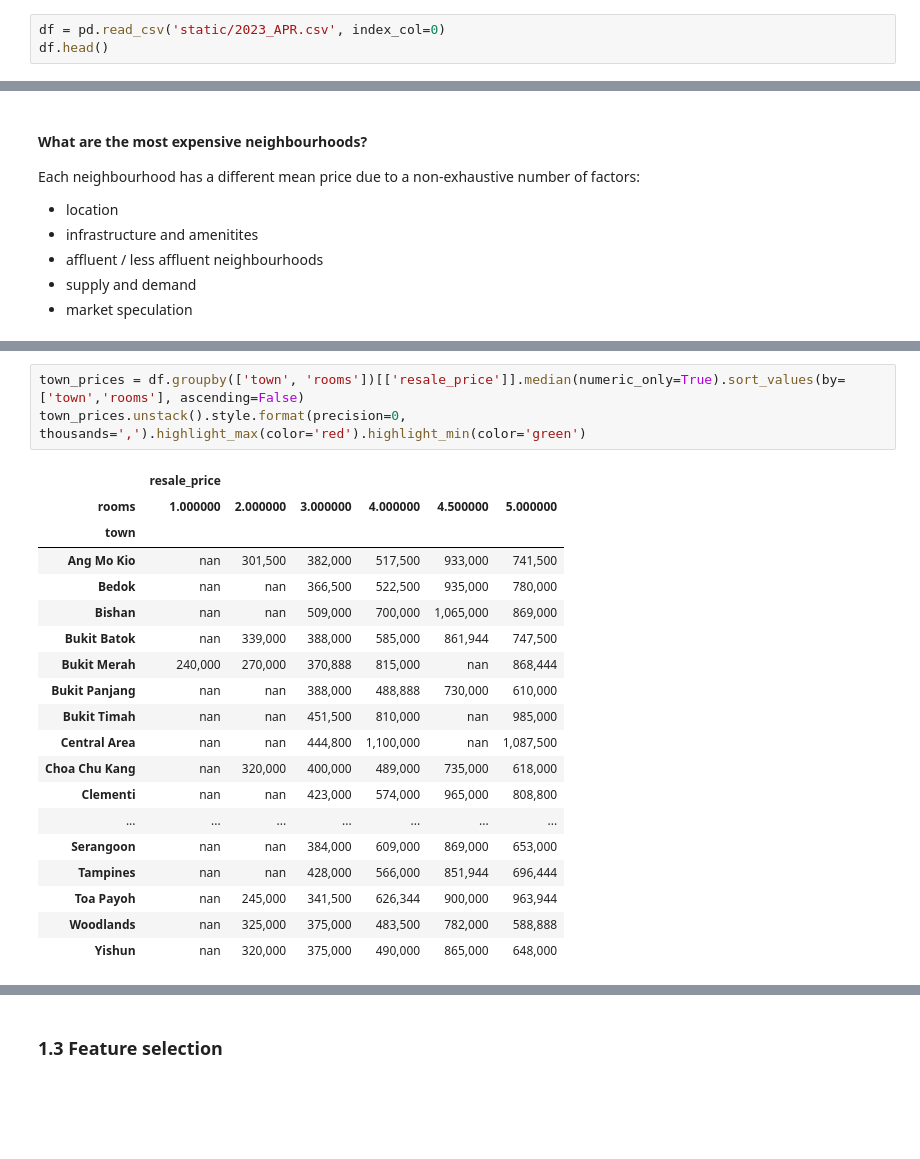
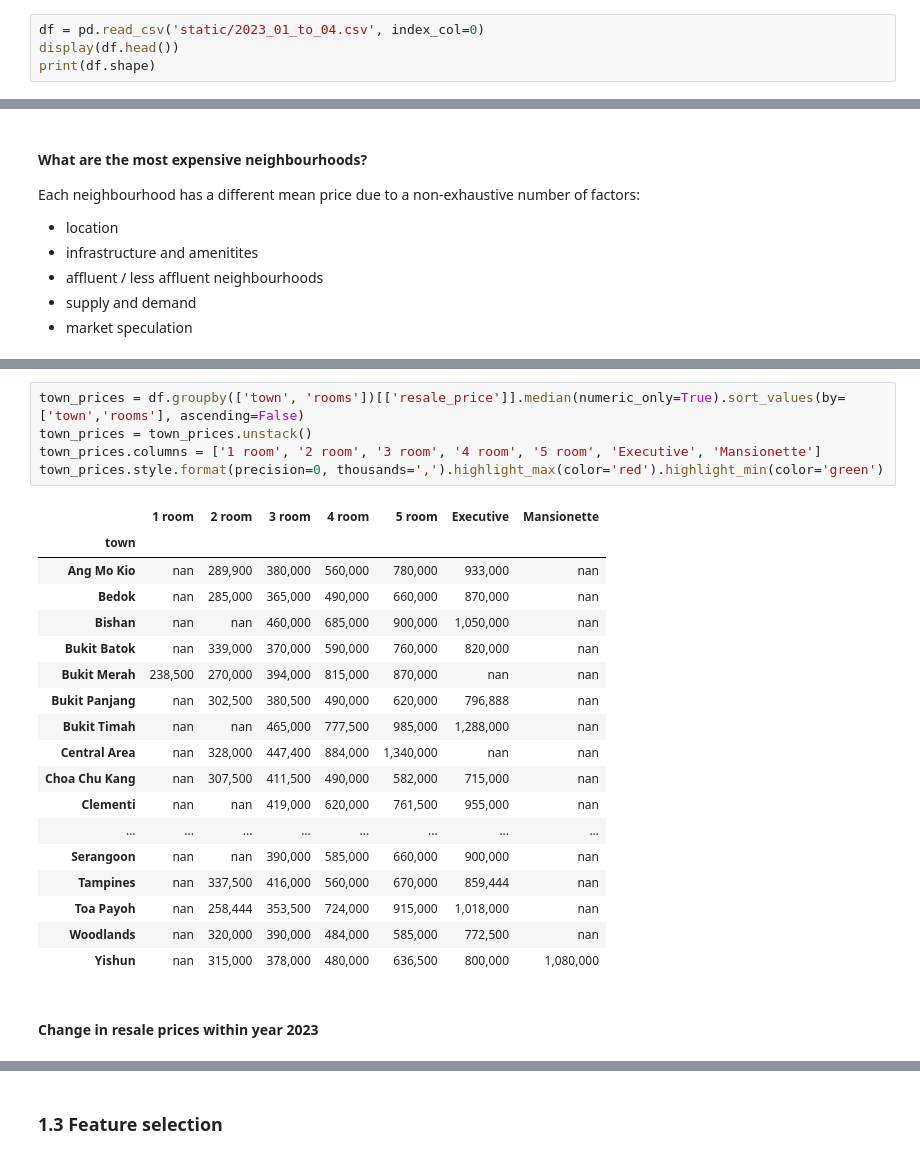
Before and after one commit to sienlonglim/ml_webapp, a Jupyter notebook: model_building.ipynb, the cells around one changed output, grey strips where cells are left out. Saved outputs shown, nothing was run; the diff lists cells and outputs as text; blank space fills up the shorter version.

```diff
--- a/model_building.ipynb
+++ b/model_building.ipynb
@@ -14,7 +14,8 @@ import joblib
 # %% [markdown]
 # Exploratory Data Analysis and Model Building
 # %%
-df = pd.read_csv('static/2023_APR.csv', index_col=0)
-df.head()
+df = pd.read_csv('static/2023_01_to_04.csv', index_col=0)
+display(df.head())
+print(df.shape)
 # %% [output]
 |  | resale_price | year | month | timeseries_month | region | town | rooms | avg_storey | ... |
@@ -113,23 +109,26 @@ Each neighbourhood has a different mean price due to a non-exhaustive number of
 # %%
 town_prices = df.groupby(['town', 'rooms'])[['resale_price']].median(numeric_only=True).sort_values(by=['town','rooms'], ascending=False)
-town_prices.unstack().style.format(precision=0, thousands=',').highlight_max(color='red').highlight_min(color='green')
+town_prices = town_prices.unstack()
+town_prices.columns = ['1 room', '2 room', '3 room', '4 room', '5 room', 'Executive', 'Mansionette']
+town_prices.style.format(precision=0, thousands=',').highlight_max(color='red').highlight_min(color='green')
 # %% [output]
-|  | resale_price |  |  |  |  |  |
-| rooms | 1.000000 | 2.000000 | 3.000000 | 4.000000 | 4.500000 | 5.000000 |
-| town |  |  |  |  |  |  |
-| Ang Mo Kio | nan | 301,500 | 382,000 | 517,500 | 933,000 | 741,500 |
-| Bedok | nan | nan | 366,500 | 522,500 | 935,000 | 780,000 |
-| Bishan | nan | nan | 509,000 | 700,000 | 1,065,000 | 869,000 |
-| Bukit Batok | nan | 339,000 | 388,000 | 585,000 | 861,944 | 747,500 |
-| Bukit Merah | 240,000 | 270,000 | 370,888 | 815,000 | nan | 868,444 |
-| Bukit Panjang | nan | nan | 388,000 | 488,888 | 730,000 | 610,000 |
-| Bukit Timah | nan | nan | 451,500 | 810,000 | nan | 985,000 |
-| Central Area | nan | nan | 444,800 | 1,100,000 | nan | 1,087,500 |
-| Choa Chu Kang | nan | 320,000 | 400,000 | 489,000 | 735,000 | 618,000 |
-| Clementi | nan | nan | 423,000 | 574,000 | 965,000 | 808,800 |
-| ... | ... | ... | ... | ... | ... | ... |
-| Serangoon | nan | nan | 384,000 | 609,000 | 869,000 | 653,000 |
-| Tampines | nan | nan | 428,000 | 566,000 | 851,944 | 696,444 |
-| Toa Payoh | nan | 245,000 | 341,500 | 626,344 | 900,000 | 963,944 |
-| Woodlands | nan | 325,000 | 375,000 | 483,500 | 782,000 | 588,888 |
-| Yishun | nan | 320,000 | 375,000 | 490,000 | 865,000 | 648,000 |
+|  | 1 room | 2 room | 3 room | 4 room | 5 room | Executive | Mansionette |
+| town |  |  |  |  |  |  |  |
+| Ang Mo Kio | nan | 289,900 | 380,000 | 560,000 | 780,000 | 933,000 | nan |
+| Bedok | nan | 285,000 | 365,000 | 490,000 | 660,000 | 870,000 | nan |
+| Bishan | nan | nan | 460,000 | 685,000 | 900,000 | 1,050,000 | nan |
+| Bukit Batok | nan | 339,000 | 370,000 | 590,000 | 760,000 | 820,000 | nan |
+| Bukit Merah | 238,500 | 270,000 | 394,000 | 815,000 | 870,000 | nan | nan |
+| Bukit Panjang | nan | 302,500 | 380,500 | 490,000 | 620,000 | 796,888 | nan |
+| Bukit Timah | nan | nan | 465,000 | 777,500 | 985,000 | 1,288,000 | nan |
+| Central Area | nan | 328,000 | 447,400 | 884,000 | 1,340,000 | nan | nan |
+| Choa Chu Kang | nan | 307,500 | 411,500 | 490,000 | 582,000 | 715,000 | nan |
+| Clementi | nan | nan | 419,000 | 620,000 | 761,500 | 955,000 | nan |
+| ... | ... | ... | ... | ... | ... | ... | ... |
+| Serangoon | nan | nan | 390,000 | 585,000 | 660,000 | 900,000 | nan |
+| Tampines | nan | 337,500 | 416,000 | 560,000 | 670,000 | 859,444 | nan |
+| Toa Payoh | nan | 258,444 | 353,500 | 724,000 | 915,000 | 1,018,000 | nan |
+| Woodlands | nan | 320,000 | 390,000 | 484,000 | 585,000 | 772,500 | nan |
+| Yishun | nan | 315,000 | 378,000 | 480,000 | 636,500 | 800,000 | 1,080,000 |
+# %% [markdown]
+#### Change in resale prices within year 2023
```
Also changed, not shown: parts of 21 cells of this notebook, 4 other files.
